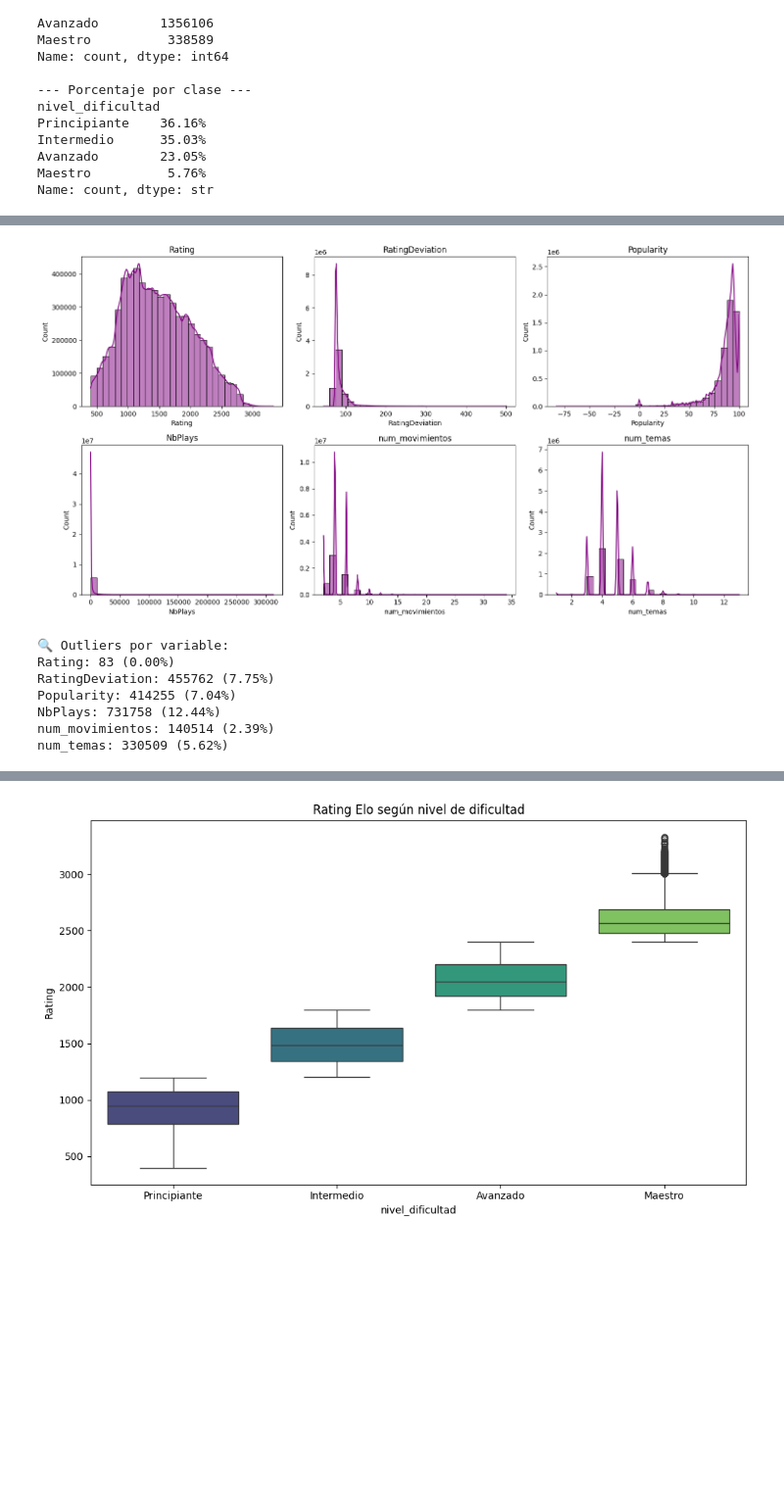
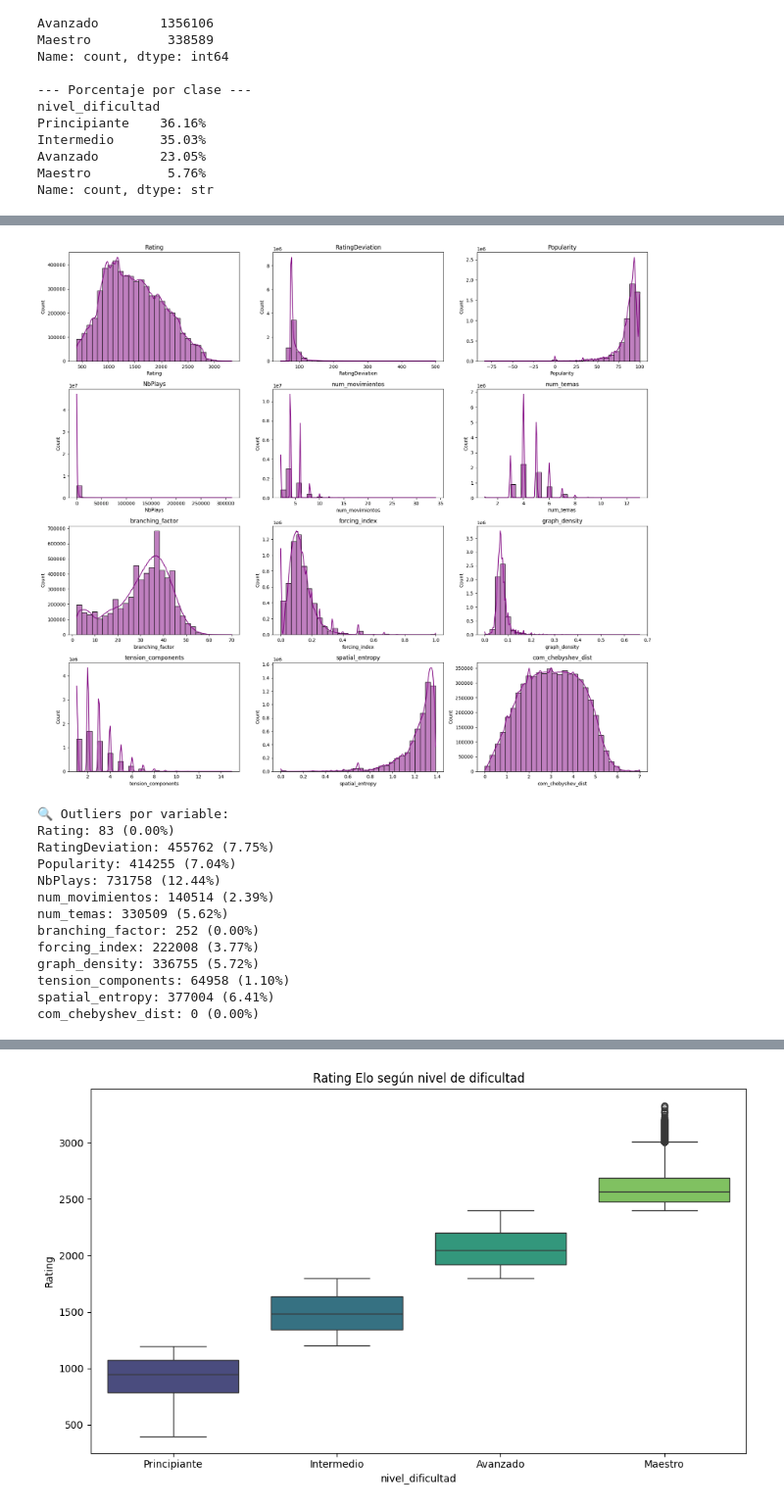
Before and after one commit to juanfruiz1/Analitica-de-datos, a Jupyter notebook: notebooks/eda_clasificacion.ipynb, the cells around one changed output, grey strips where cells are left out. Shown at 98% size. Drawn from its saved outputs; the diff is of its cells as text; code cells hidden in the pictures; blank space fills up the shorter version.

```diff
--- a/notebooks/eda_clasificacion.ipynb
+++ b/notebooks/eda_clasificacion.ipynb
@@ -13,7 +13,7 @@ warnings.filterwarnings('ignore')
 
 ruta_db = "../database/proyecto_analitica.db"
 conn = sqlite3.connect(ruta_db)
-df = pd.read_sql_query("SELECT * FROM muestra", conn)
+df = pd.read_sql_query("SELECT * FROM muestra_procesada", conn)
 conn.close()
 print("Dimensiones originales:", df.shape)
 # %% [output]
@@ -60,8 +60,12 @@ Name: count, dtype: str
 # 3. TIPOS DE VARIABLES
 # ================================
 # Columnas útiles para análisis
-num_cols = ['Rating', 'RatingDeviation', 'Popularity', 'NbPlays',
-            'num_movimientos', 'num_temas']
+num_cols = [
+    'Rating', 'RatingDeviation', 'Popularity', 'NbPlays',
+    'num_movimientos', 'num_temas',
+    'branching_factor', 'forcing_index', 'graph_density',
+    'tension_components', 'spatial_entropy', 'com_chebyshev_dist'
+]
 cat_cols = ['nivel_dificultad', 'Themes']  # Themes es texto multilabel
 # Identificadores no útiles para EDA: PuzzleId, FEN, Moves, GameUrl, OpeningTags
 
@@ -90,14 +100,16 @@ Estadísticas numéricas:
 # %%
 # Histogramas
-fig, axes = plt.subplots(2, 3, figsize=(15, 8))
+fig, axes = plt.subplots(4, 3, figsize=(18, 16)) # 4 filas x 3 columnas = 12 espacios
 axes = axes.flatten()
+
 for i, col in enumerate(num_cols):
     sns.histplot(df[col], kde=True, ax=axes[i], bins=30, color='purple')
     axes[i].set_title(col)
+
 plt.tight_layout()
 plt.show()
 # %% [output]
-[figure, old version]
+[figure, new version]
 # %%
 # ================================
 # 5. VALORES ATÍPICOS
@@ -119,6 +131,12 @@ Popularity: 414255 (7.04%)
 NbPlays: 731758 (12.44%)
 num_movimientos: 140514 (2.39%)
 num_temas: 330509 (5.62%)
+branching_factor: 252 (0.00%)
+forcing_index: 222008 (3.77%)
+graph_density: 336755 (5.72%)
+tension_components: 64958 (1.10%)
+spatial_entropy: 377004 (6.41%)
+com_chebyshev_dist: 0 (0.00%)
 # %%
 # ==========================================
 # 5. Boxplots agrupados por nivel de dificultad (categórica vs numérica)
```
Also changed, not shown: parts of 7 cells of this notebook, 6 other files.
